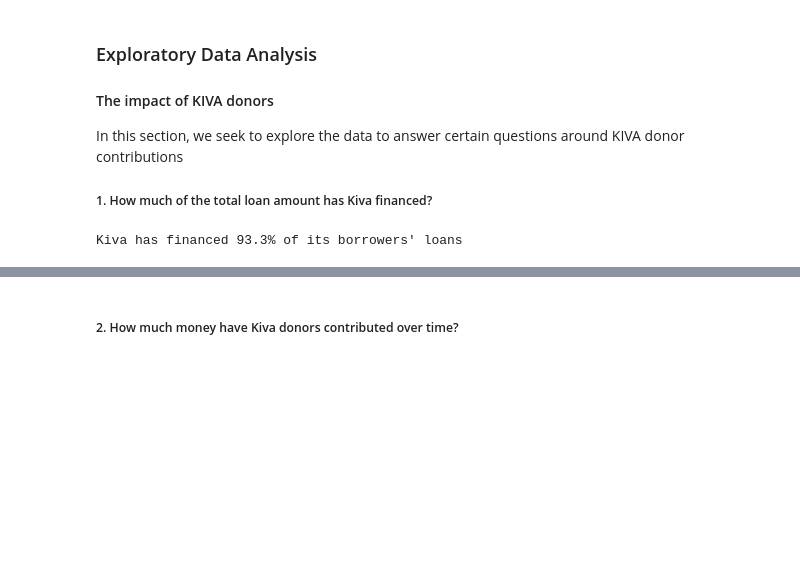
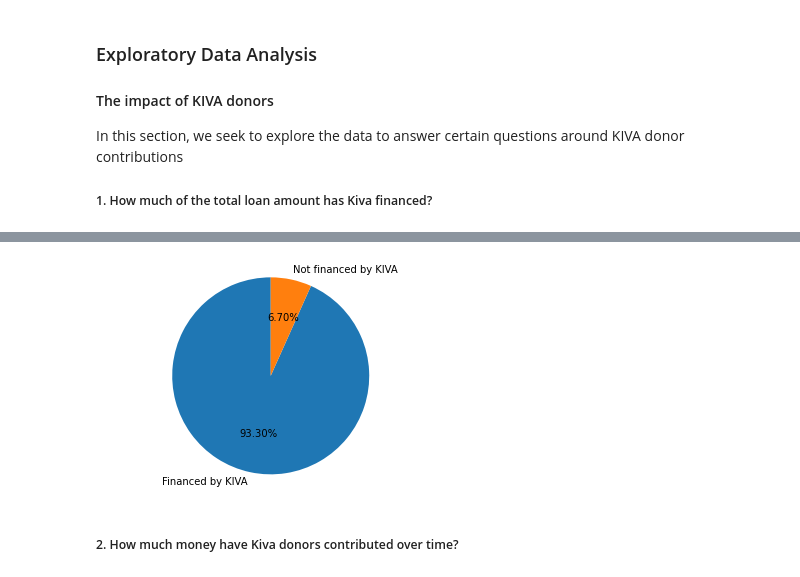
Before and after one commit to masterpython4ds/assignment-1-CeeThinwa, a Jupyter notebook: KIVA Analysis.ipynb, the cells around one changed output, grey strips where cells are left out. Saved outputs shown, nothing was run; the diff lists cells and outputs as text; code cells hidden in the pictures; blank space fills up the shorter version.

```diff
--- a/KIVA Analysis.ipynb
+++ b/KIVA Analysis.ipynb
@@ -254,8 +237,14 @@ percentage1 = (loan_data.funded_amount.sum()/loan_data.loan_amount.sum())*100
 percentage1 = round(percentage1, 2)
 
 # display the result
-print('Kiva has financed '+str(percentage1)+"% of its borrowers' loans")
+status = ['Financed by KIVA','Not financed by KIVA']
+values = [percentage1, (100-percentage1)]
 
-hide_toggle()
+fig1, ax1 = plt.subplots()
+ax1.pie(values, labels=status,
+        autopct='%1.2f%%',
+        startangle=90)
+ax1.axis('equal')  # Equal aspect ratio ensures that pie is drawn as a circle.
+
+plt.show()
 # %% [output]
-Kiva has financed 93.3% of its borrowers' loans
@@ -263,3 +251,4 @@ Kiva has financed 93.3% of its borrowers' loans
+[figure, added]
 # %% [markdown]
 ##### 2. How much money have Kiva donors contributed over time?
 # %%
```
Also changed, not shown: parts of 69 cells of this notebook.
